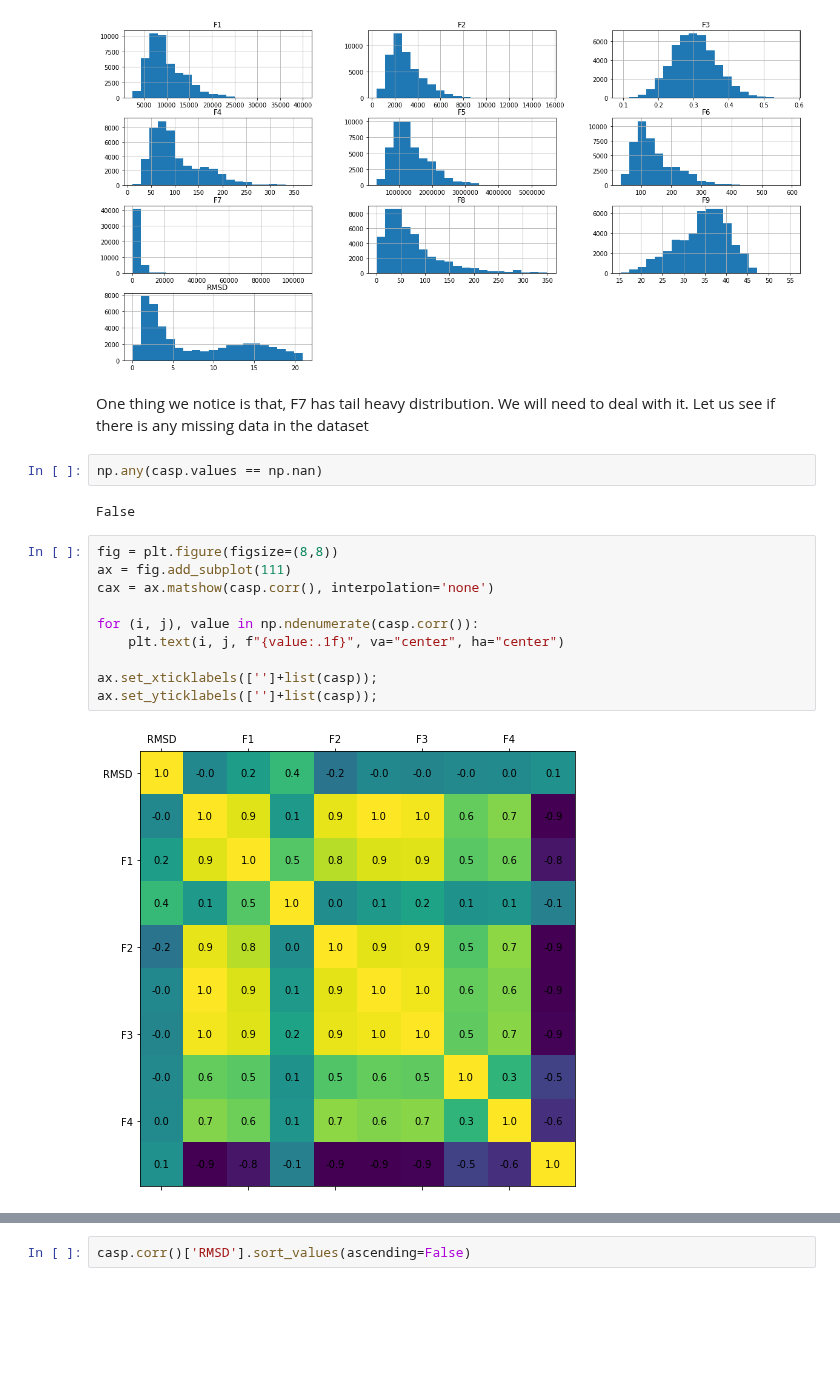
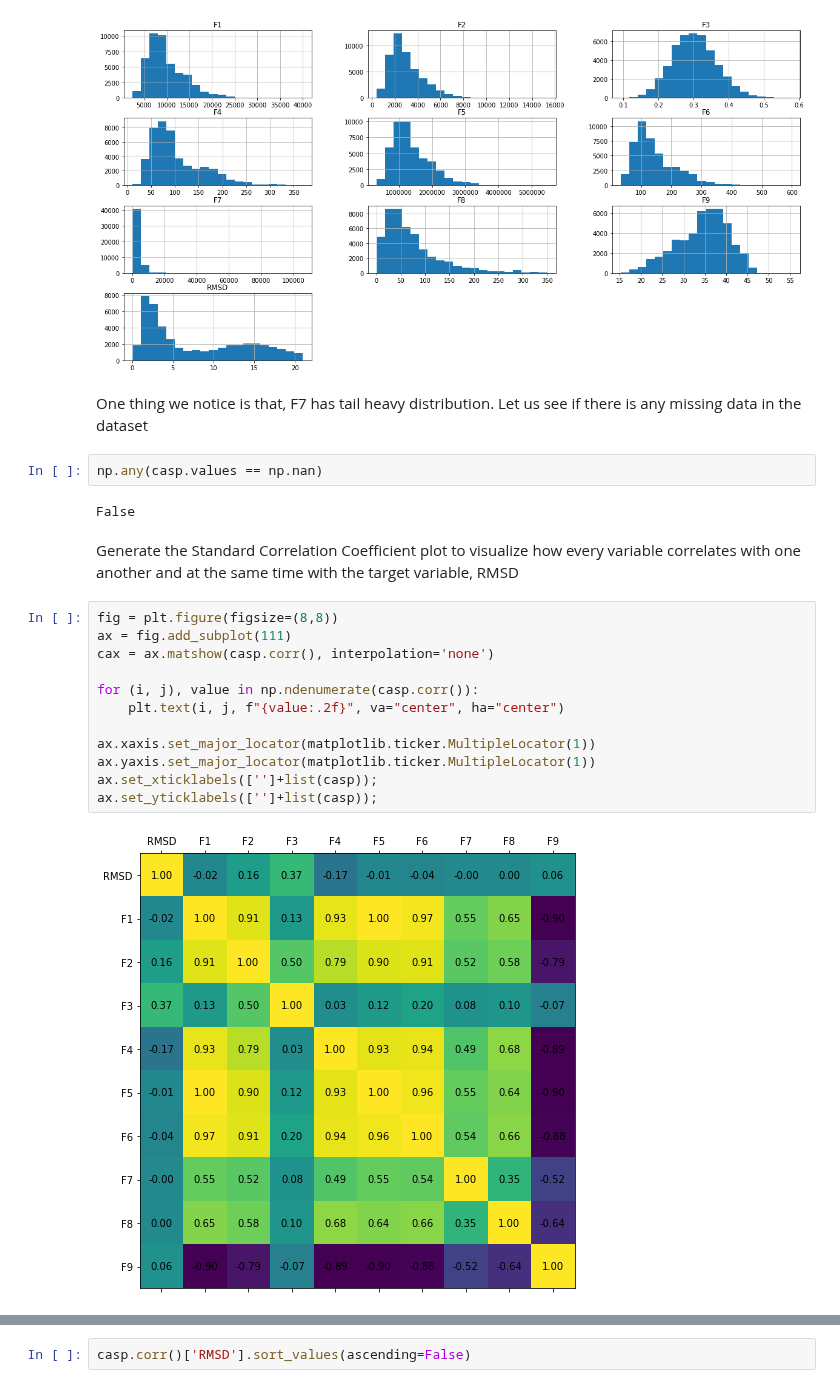
Before and after one commit to aniket-ak/Machine-Learning-CASP-Dataset, a Jupyter notebook: CASP_Exploring_Design_Space_with_pipelines.ipynb, the cells around one changed output, grey strips where cells are left out. Cells and saved outputs as stored; diff of their text form; blank space fills up the shorter version.

```diff
--- a/CASP_Exploring_Design_Space_with_pipelines.ipynb
+++ b/CASP_Exploring_Design_Space_with_pipelines.ipynb
@@ -74,20 +75,24 @@ casp.hist(bins=20, figsize=(20,10));
 # %% [output]
 [figure]
 # %% [markdown]
-One thing we notice is that, F7 has tail heavy distribution. We will need to deal with it. Let us see if there is any missing data in the dataset
+One thing we notice is that, F7 has tail heavy distribution. Let us see if there is any missing data in the dataset
 # %%
 np.any(casp.values == np.nan)
 # %% [output]
 False
+# %% [markdown]
+Generate the Standard Correlation Coefficient plot to visualize how every variable correlates with one another and at the same time with the target variable, RMSD
 # %%
 fig = plt.figure(figsize=(8,8))
 ax = fig.add_subplot(111)
 cax = ax.matshow(casp.corr(), interpolation='none')
 
 for (i, j), value in np.ndenumerate(casp.corr()):
-    plt.text(i, j, f"{value:.1f}", va="center", ha="center")
+    plt.text(i, j, f"{value:.2f}", va="center", ha="center")
 
+ax.xaxis.set_major_locator(matplotlib.ticker.MultipleLocator(1))
+ax.yaxis.set_major_locator(matplotlib.ticker.MultipleLocator(1))
 ax.set_xticklabels(['']+list(casp));
 ax.set_yticklabels(['']+list(casp));
 # %% [output]
-[figure, old version]
+[figure, new version]
```
Also changed, not shown: parts of 9 cells of this notebook.
